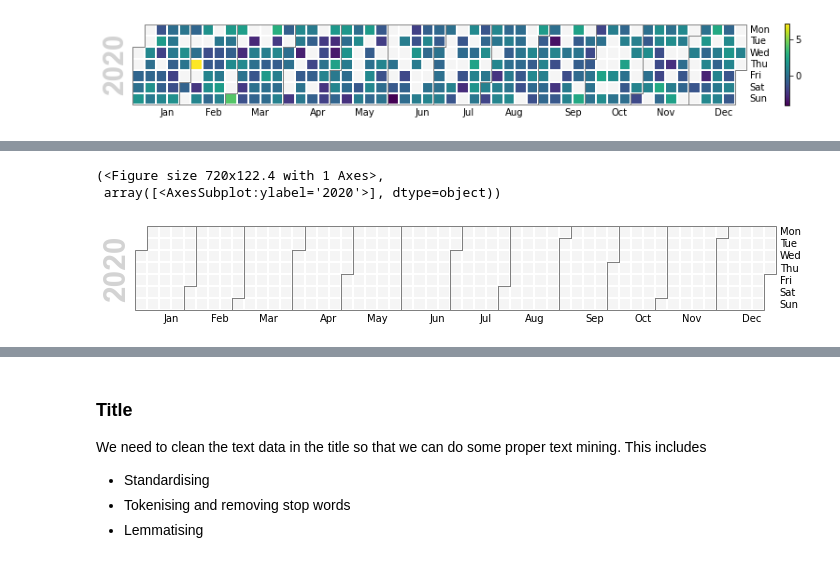
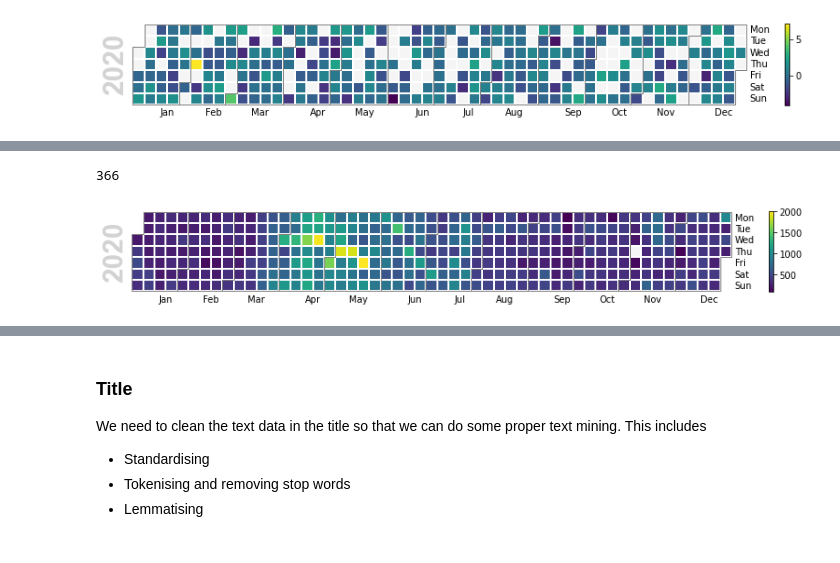
Before and after one commit to Lisa-Ho/breadit, a Jupyter notebook: notebooks/lockdown-baking-part-2-data-cleaning-classification.ipynb, the cells around one changed output, grey strips where cells are left out. Cells and saved outputs as stored; diff of their text form; code cells hidden in the pictures.

Commit message:
created a heatmap for number of comments in 2020

```diff
--- a/notebooks/lockdown-baking-part-2-data-cleaning-classification.ipynb
+++ b/notebooks/lockdown-baking-part-2-data-cleaning-classification.ipynb
@@ -68,11 +70,16 @@ Index(['Unnamed: 0', 'id', 'score', 'created_utc', 'title', 'num_comments',
 # %% [markdown]
 ### Derive date and time variables
 # %%
+from datetime import datetime
+
 # derive datetime from unix timestamp
 df["created"] = pd.to_datetime(df["created_utc"], unit = 's')
 
 #derive month from datetime
 df["created_month"] = pd.DatetimeIndex(df["created"]).month
+
+#derive day from datetime
+df["created_short"] = df.created.dt.strftime("%Y-%m-%d")
 
 #derive weekday from datetime
 weekday_map = {0: "Monday", 1: "Tuesday", 2: "Wednesday", 3:"Thursday", 4: "Friday", 5:"Saturday", 6:"Sunday"}
@@ -83,5 +90,3 @@ df["created_hour"] = pd.DatetimeIndex(df["created"]).hour
 
 #derive week number from datetime
 df["created_week"] = pd.DatetimeIndex(df["created"]).week
-# %%
-df["week"] = (pd.to_datetime(df.created).isocalendar().set_index(df.created).week)
@@ -118,12 +106,12 @@ Length: 500, dtype: float64
 # %%
 import calplot
 import numpy as np; np.random.seed(sum(map(ord, 'calplot')))
 
-
-all_days = pd.date_range('1/1/2020', periods=365, freq='D')
-events = pd.Series(df["num_comments"], index=all_days)
+all_days = pd.date_range('1/1/2020', periods=366, freq='D')
+x = df.groupby("created_short")["num_comments"].sum()
+events = pd.Series(x, index=all_days)
 calplot.calplot(events)
+print(len(x))
 # %% [output]
-(<Figure size 720x122.4 with 1 Axes>,
- array([<AxesSubplot:ylabel='2020'>], dtype=object))
+366
-[figure, old version]
+[figure, new version]
```
Also changed, not shown: parts of 6 cells of this notebook.
